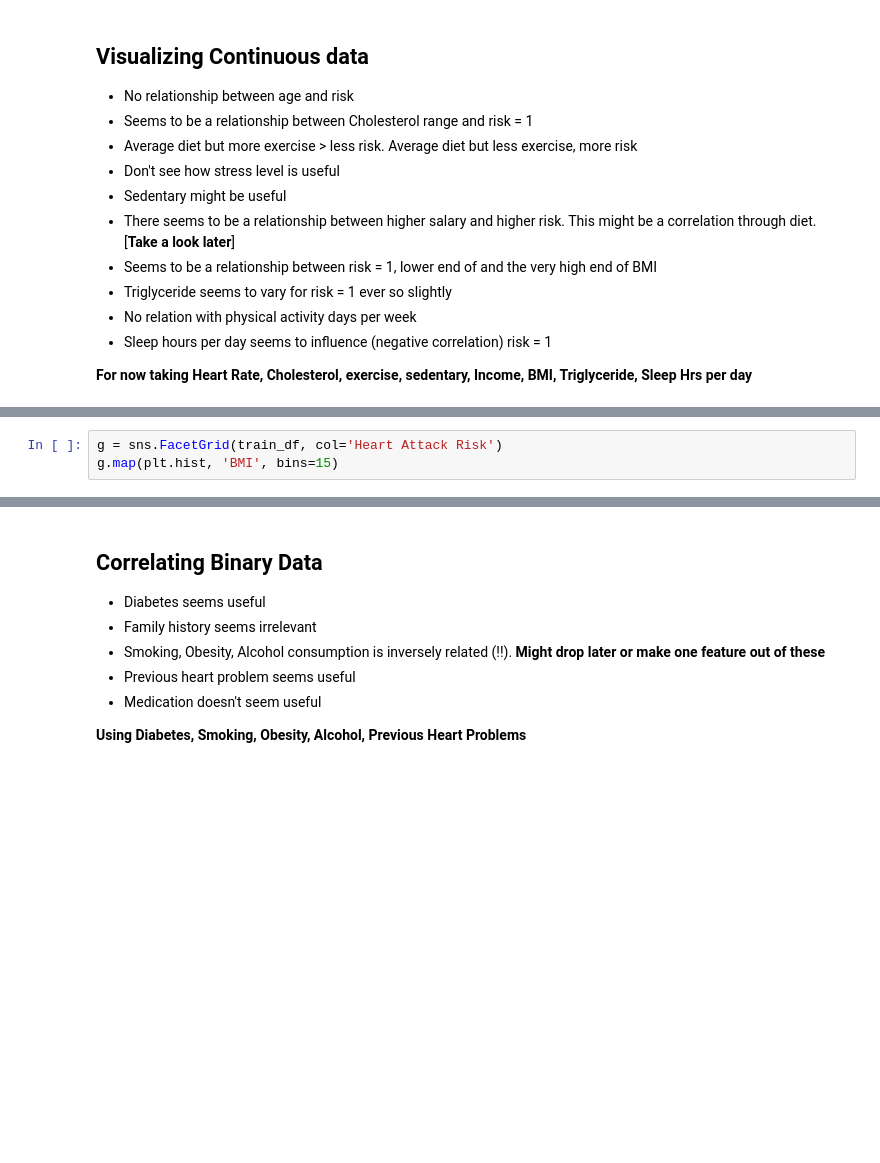
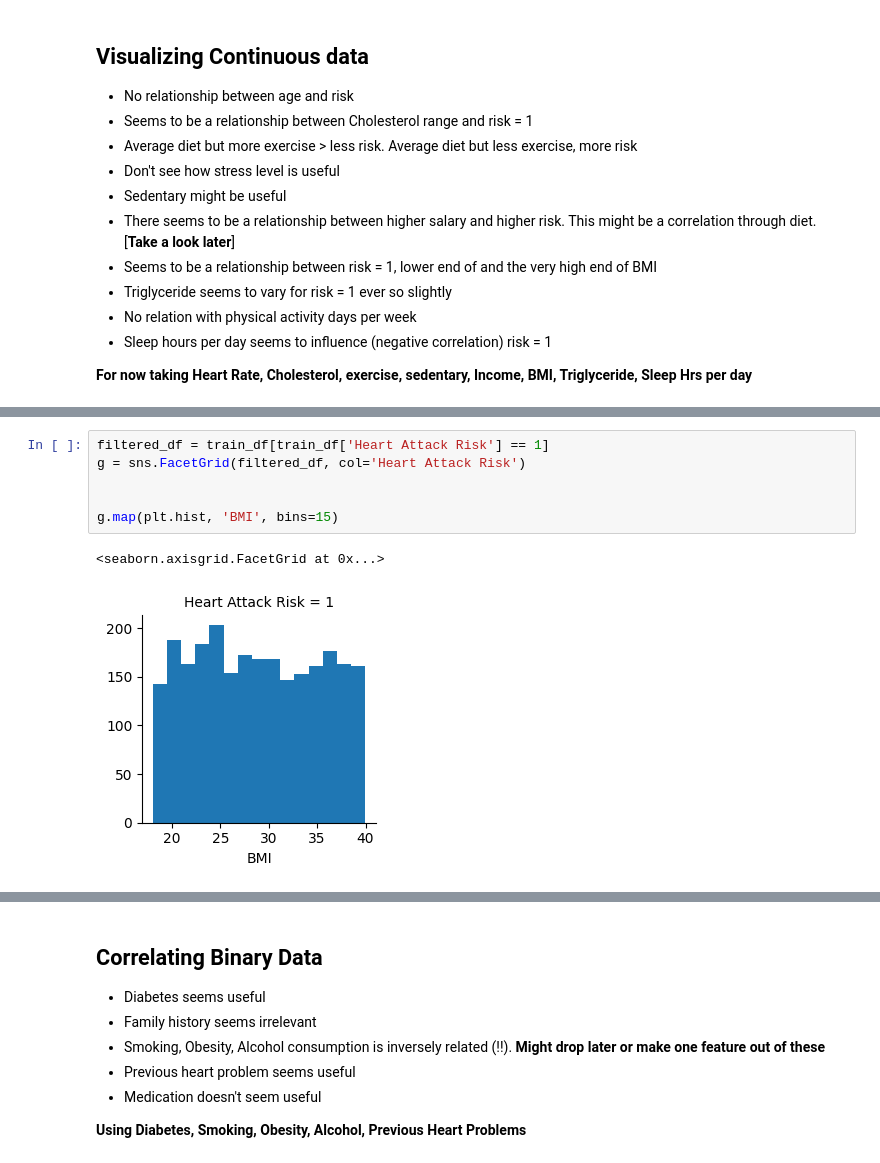
Before and after one commit to GlitchBox/CSE-572-Data-Mining-Project, a Jupyter notebook: baseline.ipynb, the cells around one changed output, grey strips where cells are left out. Saved outputs shown, nothing was run; the diff lists cells and outputs as text; blank space fills up the shorter version.

```diff
--- a/baseline.ipynb
+++ b/baseline.ipynb
@@ -143,4 +288,10 @@ g.map(plt.hist, 'Income', bins=10)
 # %%
-g = sns.FacetGrid(train_df, col='Heart Attack Risk')
+filtered_df = train_df[train_df['Heart Attack Risk'] == 1]
+g = sns.FacetGrid(filtered_df, col='Heart Attack Risk')
+
+
 g.map(plt.hist, 'BMI', bins=15)
+# %% [output]
+<seaborn.axisgrid.FacetGrid at 0x...>
+[figure, added]
 # %%
```
Also changed, not shown: parts of 45 cells of this notebook.
